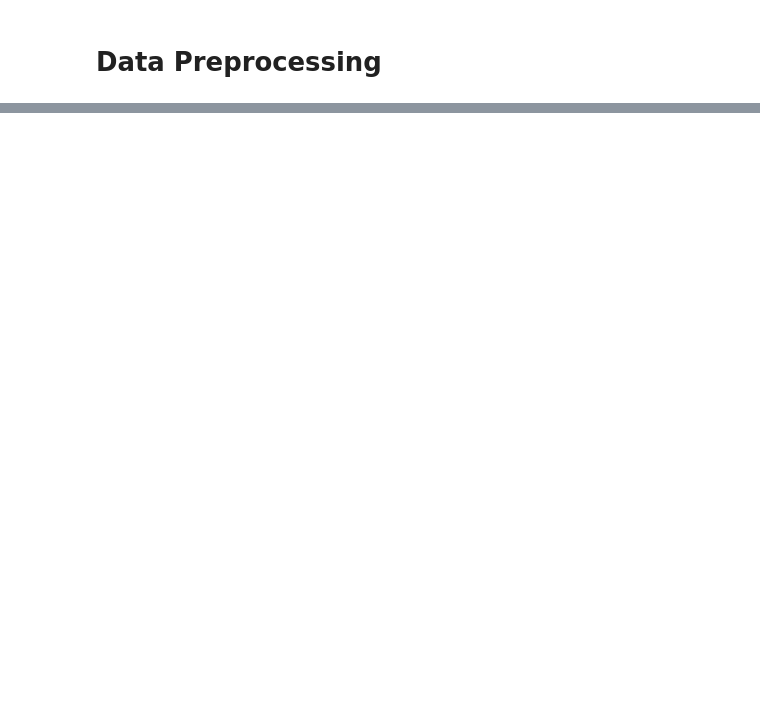
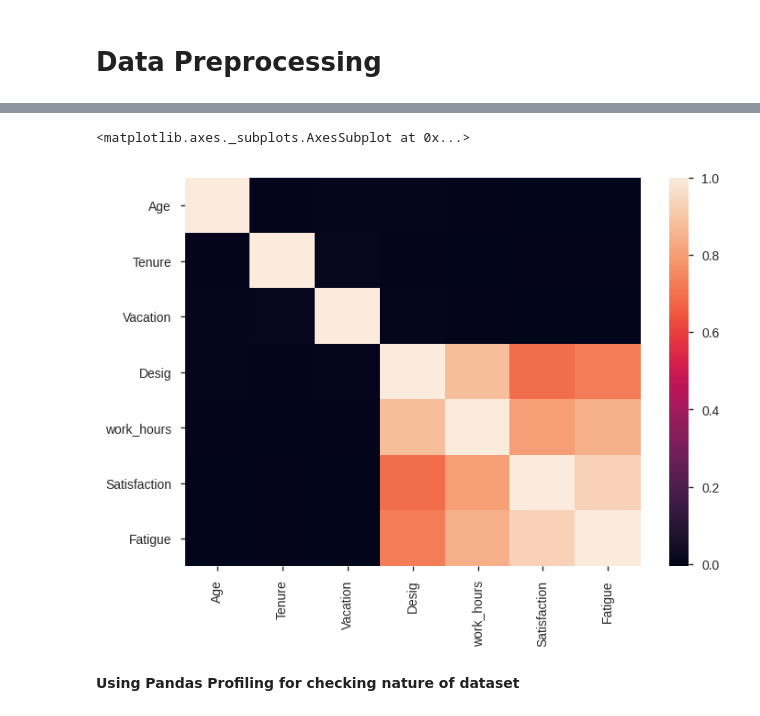
Before and after one commit to Bhaktaraj-Pooja/ML-Project, a Jupyter notebook: Case4.ipynb, the cells around one changed output, grey strips where cells are left out. Saved outputs shown, nothing was run; the diff lists cells and outputs as text; code cells hidden in the pictures; blank space fills up the shorter version.

```diff
--- a/Case4.ipynb
+++ b/Case4.ipynb
@@ -89,0 +90,11 @@ plt.scatter(newframe.Satisfaction, newframe.Fatigue)
+# %%
+import seaborn as sns
+
+newframe_numeric = newframe[['Age', 'Tenure', 'Vacation', 'Desig', 'work_hours', 'Satisfaction', 'Fatigue']]
+data_corr = newframe_numeric.corr()
+sns.heatmap(data_corr, xticklabels= data_corr.columns, yticklabels= data_corr.columns)
+# %% [output]
+<matplotlib.axes._subplots.AxesSubplot at 0x...>
+[figure, added]
+# %% [markdown]
+**Using Pandas Profiling for checking nature of dataset**
```
Also changed, not shown: parts of 3 cells of this notebook.
